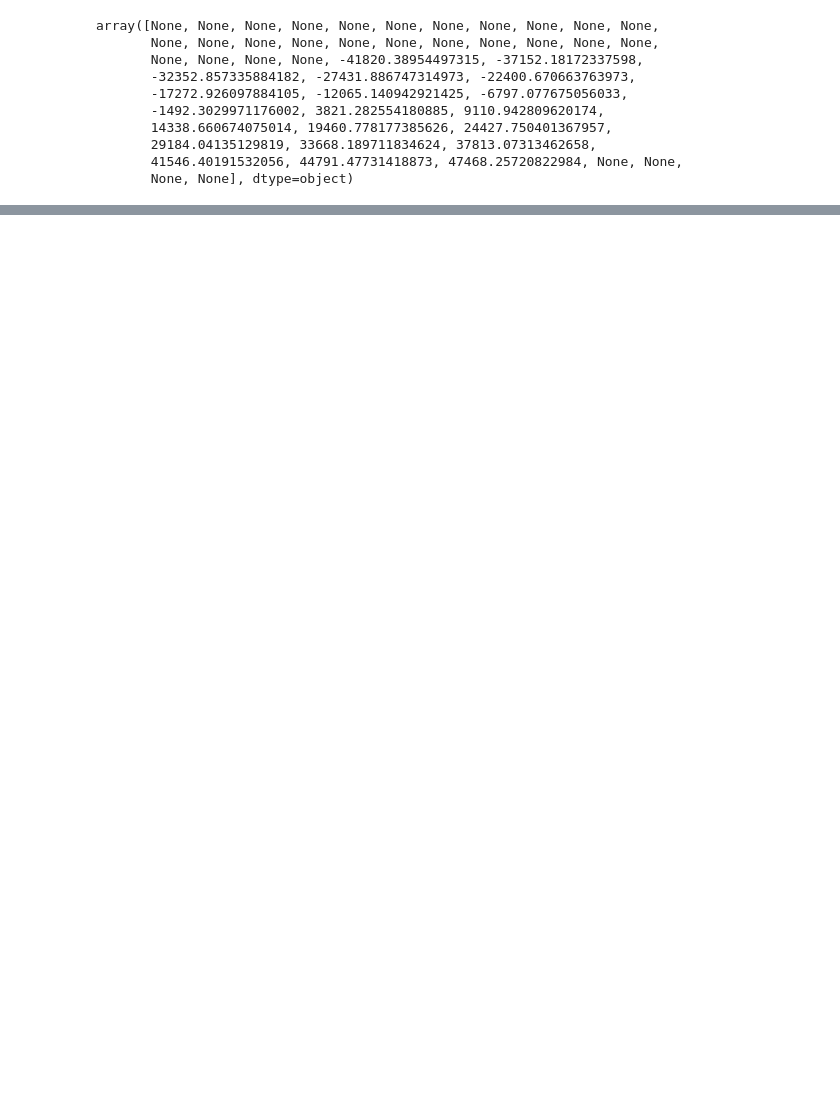
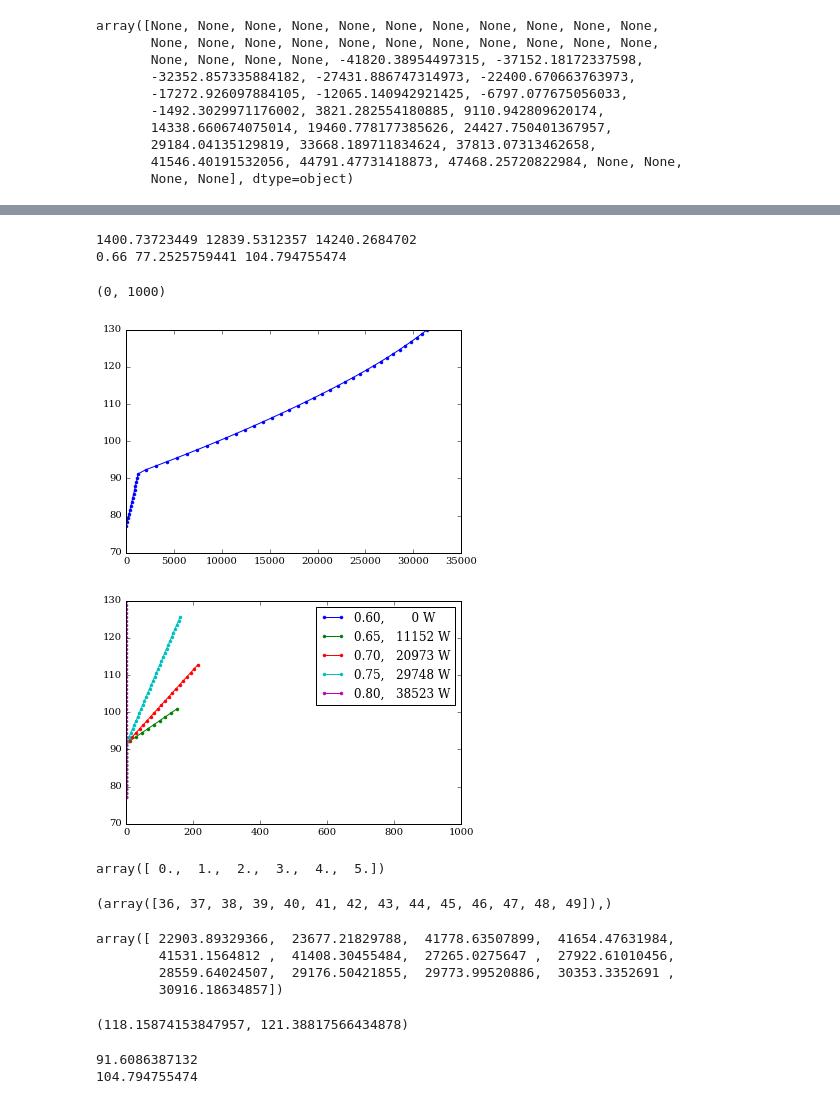
Before and after one commit to nfette/openACHP, a Jupyter notebook: src/compare_libr_props.ipynb, the cells around one changed output, grey strips where cells are left out. Drawn from its saved outputs; the diff is of its cells as text; code cells hidden in the pictures; blank space fills up the shorter version.

```diff
--- a/src/compare_libr_props.ipynb
+++ b/src/compare_libr_props.ipynb
@@ -348,0 +368,49 @@ for ch,c in zip([chiller,chiller2,chiller3],['b','g','r']):
+# %%
+ch = chiller
+print ch.Q_gen_pre_heat, ch.Q_gen_main, ch.Q_gen_total
+x_out = ch.x2
+print x_out, ch.T_gen_pre, ch.T_gen_outlet
+ch.buildGeneratorHeatCurve()
+T = np.linspace(ch.T_gen_pre, 130)
+x = 0.8
+q,Q = np.vectorize(ch.generatorHeatCurveQ)(T,0.8)
+q_baseline,Q_baseline = q,Q
+plt.plot(q[q<Q],T[q<Q],'.-')
+plt.figure()
+for x in np.linspace(ch.x1,0.8,5):
+    q,Q=np.vectorize(ch.generatorHeatCurveQ)(T,x)
+    dq=q-q_baseline
+    plt.plot(dq[q<Q],T[q<Q],'.-',label="{:0.2f},{:>8.0f} W".format(x,Q[0]))
+plt.legend(loc='best')
+plt.xlim([0,1000])
+# %% [output]
+1400.73723449 12839.5312357 14240.2684702
+0.66 77.2525759441 104.794755474
+(0, 1000)
+[figure, added]
+[figure, added]
+# %%
+np.linspace(0,5,6)
+# %% [output]
+array([ 0.,  1.,  2.,  3.,  4.,  5.])
+# %%
+(T>115).nonzero()
+# %% [output]
+(array([36, 37, 38, 39, 40, 41, 42, 43, 44, 45, 46, 47, 48, 49]),)
+# %%
+q_baseline[36:49]
+# %% [output]
+array([ 22903.89329366,  23677.21829788,  41778.63507899,  41654.47631984,
+        41531.1564812 ,  41408.30455484,  27265.0275647 ,  27922.61010456,
+        28559.64024507,  29176.50421855,  29773.99520886,  30353.3352691 ,
+        30916.18634857])
+# %%
+T[38], T[41]
+# %% [output]
+(118.15874153847957, 121.38817566434878)
+# %%
+print libr_props.temperature(ch.P_cond * 1e-5,ch.x1) - 273.15
+print libr_props.temperature(ch.P_cond * 1e-5,ch.x2) - 273.15
+# %% [output]
+91.6086387132
+104.794755474
```
Also changed, not shown: parts of 7 cells of this notebook, 13 other files.
